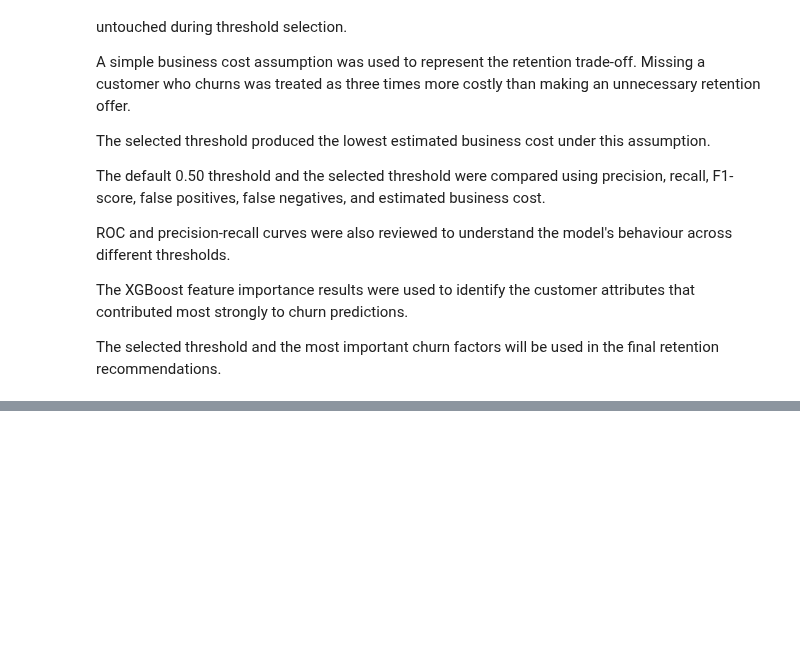
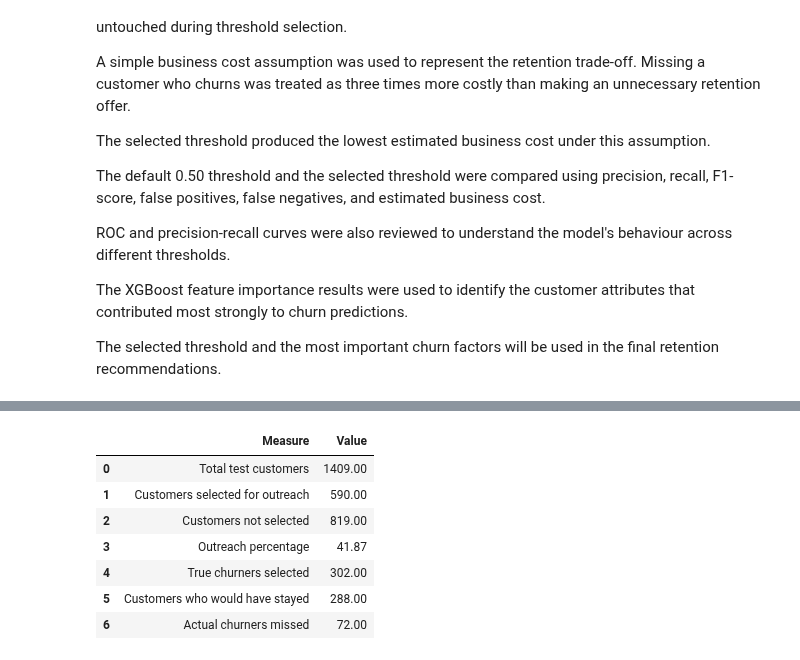
Before and after one commit to francisparwez/telco-customer-churn, a Jupyter notebook: Telco_Churn.ipynb, the cells around one changed output, grey strips where cells are left out. Drawn from its saved outputs; the diff is of its cells as text; code cells hidden in the pictures; blank space fills up the shorter version.

Commit message:
12 Complete Retention Strategy & Executive Report

```diff
--- a/Telco_Churn.ipynb
+++ b/Telco_Churn.ipynb
@@ -3584,0 +3613,62 @@ The selected threshold and the most important churn factors will be used in the
+# %%
+retention_predictions = final_threshold_test_predictions
+retention_probabilities = final_threshold_test_probabilities
+
+total_test_customers = len(y_test)
+
+customers_selected_for_outreach = retention_predictions.sum()
+
+customers_not_selected = total_test_customers - customers_selected_for_outreach
+
+outreach_percentage = (
+    customers_selected_for_outreach
+    / total_test_customers
+    * 100
+)
+
+true_churners_selected = (
+    ((retention_predictions == 1) & (y_test == 1))
+    .sum()
+)
+
+customers_who_would_have_stayed = (
+    ((retention_predictions == 1) & (y_test == 0))
+    .sum()
+)
+
+actual_churners_missed = (
+    ((retention_predictions == 0) & (y_test == 1))
+    .sum()
+)
+
+summary = pd.DataFrame({
+    "Measure": [
+        "Total test customers",
+        "Customers selected for outreach",
+        "Customers not selected",
+        "Outreach percentage",
+        "True churners selected",
+        "Customers who would have stayed",
+        "Actual churners missed"
+    ],
+    "Value": [
+        total_test_customers,
+        customers_selected_for_outreach,
+        customers_not_selected,
+        round(outreach_percentage, 2),
+        true_churners_selected,
+        customers_who_would_have_stayed,
+        actual_churners_missed
+    ]
+})
+
+summary
+# %% [output]
+|  | Measure | Value |
+| 0 | Total test customers | 1409.00 |
+| 1 | Customers selected for outreach | 590.00 |
+| 2 | Customers not selected | 819.00 |
+| 3 | Outreach percentage | 41.87 |
+| 4 | True churners selected | 302.00 |
+| 5 | Customers who would have stayed | 288.00 |
+| 6 | Actual churners missed | 72.00 |
```
Also changed, not shown: parts of 8 cells of this notebook, 3 other files.
